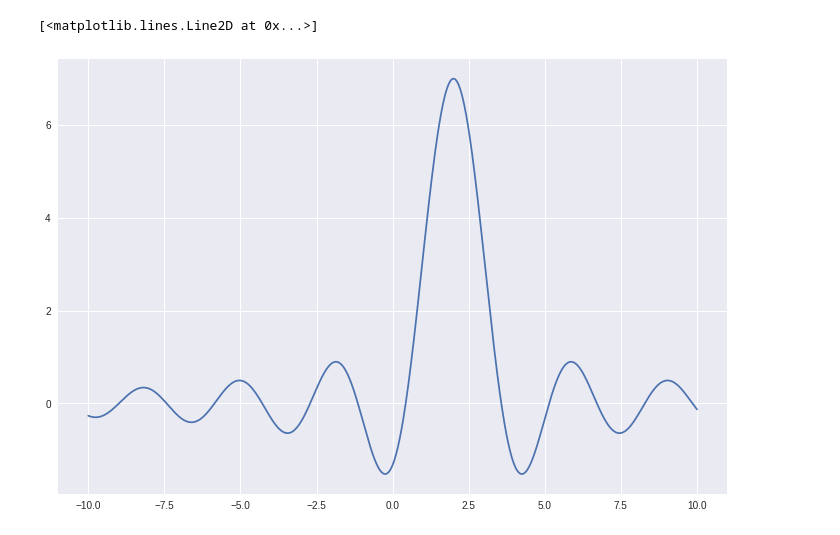
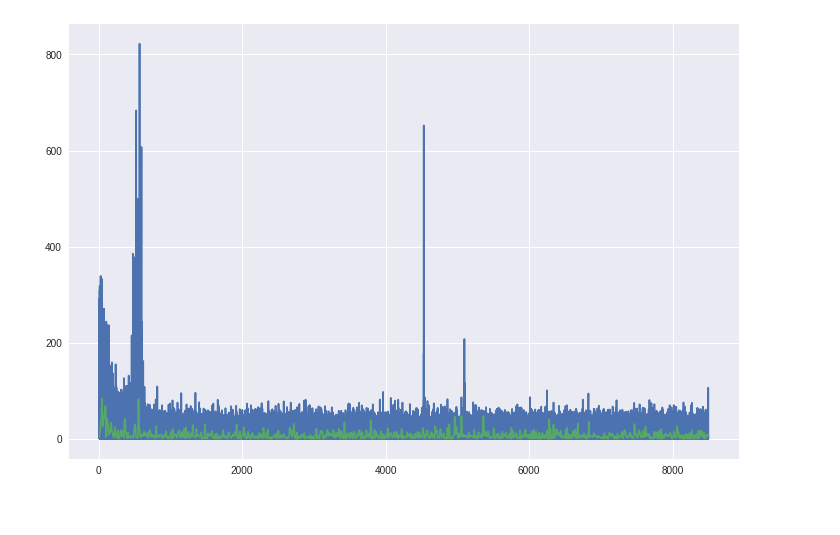
Before and after one commit to mileslucas/stat444, a Jupyter notebook: project/project.ipynb, the cells around one changed output. Cells and saved outputs as stored; diff of their text form; code cells hidden in the pictures.

```diff
--- a/project/project.ipynb
+++ b/project/project.ipynb
@@ -45,7 +31,0 @@ def sinc(x, A, w, d = 0):
-# %%
-x = np.linspace(-10, 10, 1000)
-y = sinc(x, 7, 2, 4)
-plt.plot(x, y)
-# %% [output]
-[<matplotlib.lines.Line2D at 0x...>]
-[figure, removed]
@@ -52 +34,15 @@ plt.plot(x, y)
+# %%
+mask = psd['freq'] > 12
+full_freq = psd['freq'][mask]
+full_power = psd['power'][mask]
+# %%
+freq = np.linspace(min(full_freq), max(full_freq), 1000)
+power = np.interp(freq, full_freq, full_power)
+# freq = full_freq
+# power = full_power
+# %%
+plt.plot(full_freq, full_power)
+plt.plot(freq, power);
+# %% [output]
+[figure, added]
 # %%
```
Also changed, not shown: parts of 13 cells of this notebook, 7 other files.
